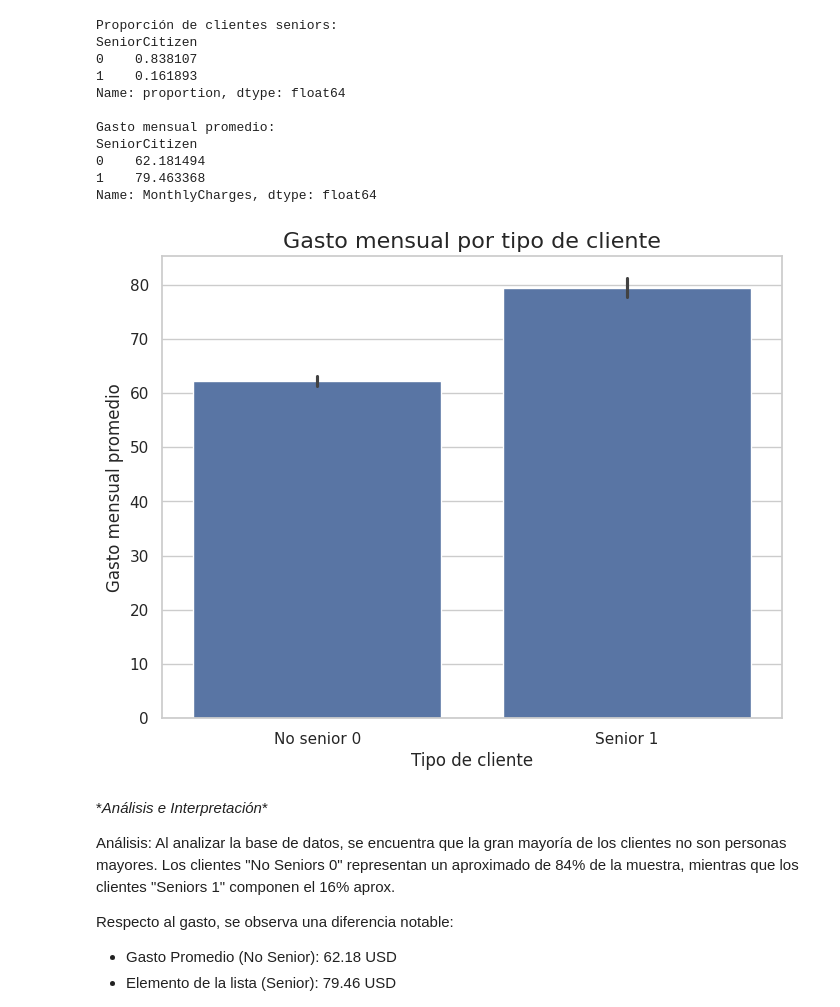
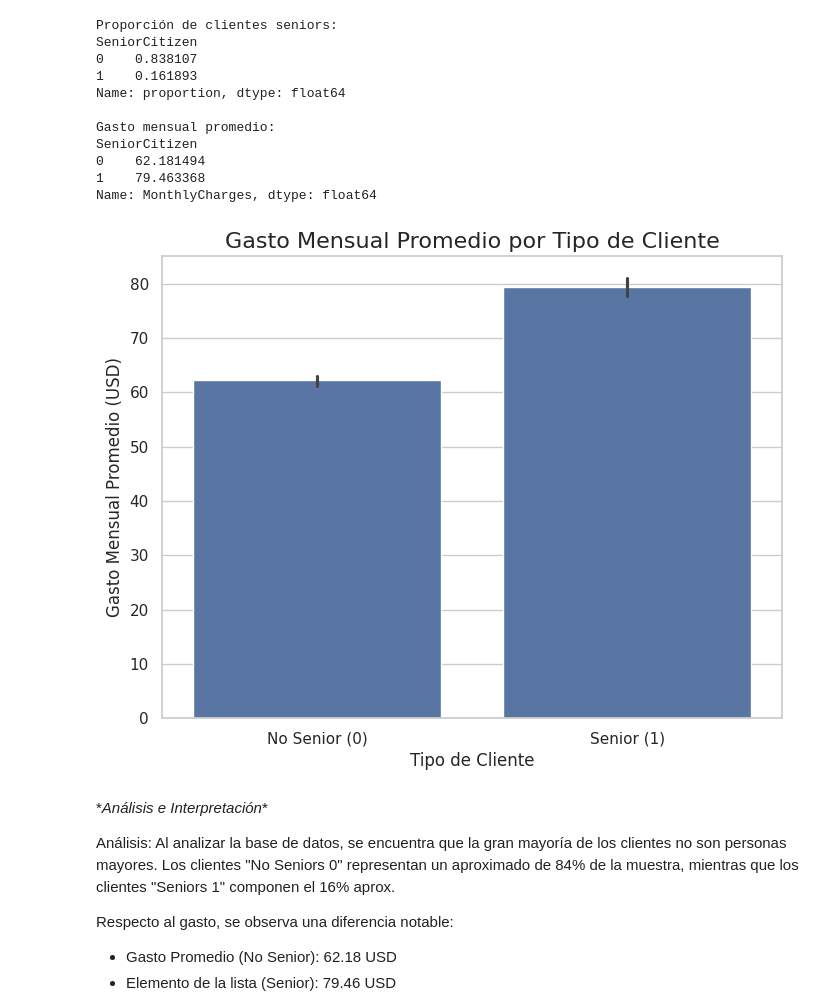
Before and after one commit to jokuum/Trabajo-Python, a Jupyter notebook: Untitled1.ipynb, the cells around one changed output. Saved outputs shown, nothing was run; the diff lists cells and outputs as text; code cells hidden in the pictures.

```diff
--- a/Untitled1.ipynb
+++ b/Untitled1.ipynb
@@ -158,19 +158,22 @@ Name: MonthlyCharges, dtype: float64
 # %%
 #creación de gráfico de tablas
 
+df['TipoCliente'] = df['SeniorCitizen'].map({
+    0: 'No Senior (0)',
+    1: 'Senior (1)'
+})
+
 plt.figure(figsize=(8, 6))
+ax = sns.barplot(x='TipoCliente', y='MonthlyCharges', data=df)
 
-ax = sns.barplot(x='SeniorCitizen', y='MonthlyCharges' ,data=df)
 
-ax.set_title('Gasto mensual por tipo de cliente', fontsize=16)
-ax.set_ylabel('Gasto mensual promedio', fontsize=12)
-ax.set_xlabel('Tipo de cliente', fontsize=12)
-
-ax.set_xticklabels(['No senior [0]', 'Senior [1]'])
+ax.set_title('Gasto Mensual Promedio por Tipo de Cliente', fontsize=16)
+ax.set_ylabel('Gasto Mensual Promedio (USD)', fontsize=12)
+ax.set_xlabel('Tipo de Cliente', fontsize=12)
 
 plt.show()
 # %% [output]
-[figure, old version]
+[figure, new version]
 # %% [markdown]
 \**Análisis e Interpretación**
 
```
